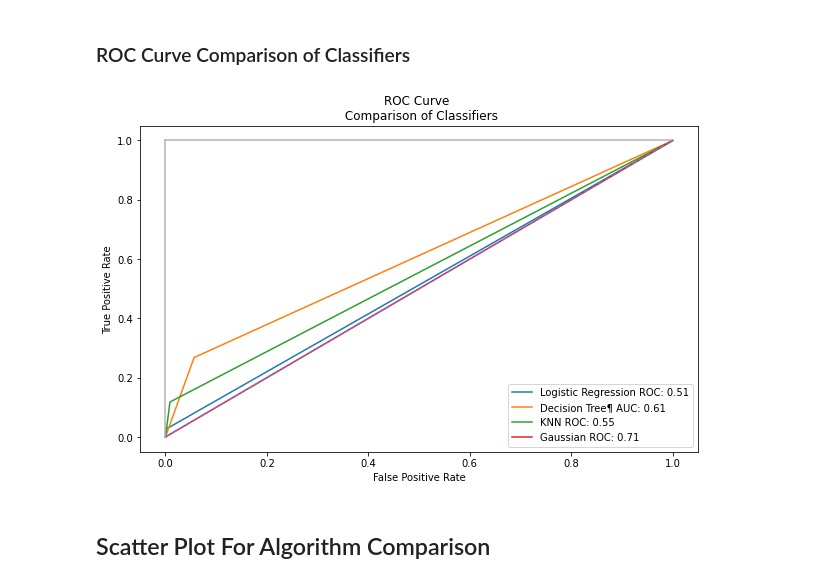
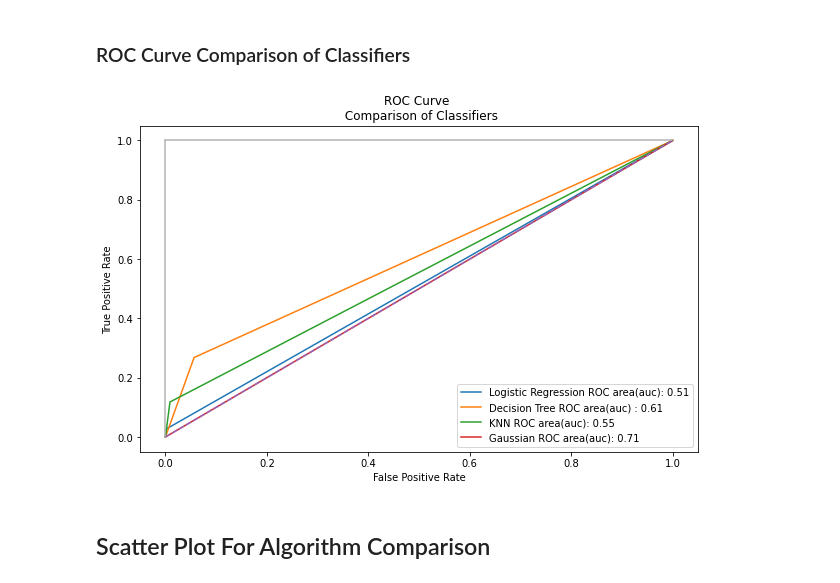
Before and after one commit to 0xgun/Credit-Eligibility, a Jupyter notebook: Phase_2/Phase 2.ipynb, the cells around one changed output. Drawn from its saved outputs; the diff is of its cells as text; code cells hidden in the pictures.

```diff
--- a/Phase_2/Phase 2.ipynb
+++ b/Phase_2/Phase 2.ipynb
@@ -913,19 +910,19 @@ gn_fpr, gn_fpr, gn_threshold   = roc_curve(y_test, y_pred)
 # %%
 fig  = plt.figure(figsize=(10,6))
 plt.title('ROC Curve \n Comparison of Classifiers')
-plt.plot(log_fpr, log_tpr, label ='Logistic Regression ROC: {:.2f}'.format(roc_auc_score(y_test, log_pred)))
-plt.plot(dt_fpr, rfc_tpr, label ='Decision Tree¶ AUC: {:.2f}'.format(roc_auc_score(y_test, dt_pred)))
-plt.plot(knn_fpr, knn_tpr, label ='KNN ROC: {:.2f}'.format(roc_auc_score(y_test, knn_pred)))
-plt.plot(gn_fpr, gn_fpr, label ='Gaussian ROC: {:.2f}'.format(roc_auc_score(y_test, y_pred)))
+plt.plot(log_fpr, log_tpr, label ='Logistic Regression ROC area(auc): {:.2f}'.format(roc_auc_score(y_test, log_pred)))
+plt.plot(dt_fpr, rfc_tpr, label ='Decision Tree ROC area(auc) : {:.2f}'.format(roc_auc_score(y_test, dt_pred)))
+plt.plot(knn_fpr, knn_tpr, label ='KNN ROC area(auc): {:.2f}'.format(roc_auc_score(y_test, knn_pred)))
+plt.plot(gn_fpr, gn_fpr, label ='Gaussian ROC area(auc): {:.2f}'.format(roc_auc_score(y_test, y_pred)))
 
 plt.plot([0, 1], ls="--")
 plt.plot([0, 0], [1, 0] , c=".7"), plt.plot([1, 1] , c=".7")
 plt.ylabel('True Positive Rate')
 plt.xlabel('False Positive Rate')
 plt.legend()
 plt.show()
 # %% [output]
-[figure, old version]
+[figure, new version]
 # %% [markdown]
 ## Scatter Plot For Algorithm Comparison
 # %%
```
Also changed, not shown: parts of 15 cells of this notebook, 1 other file.
